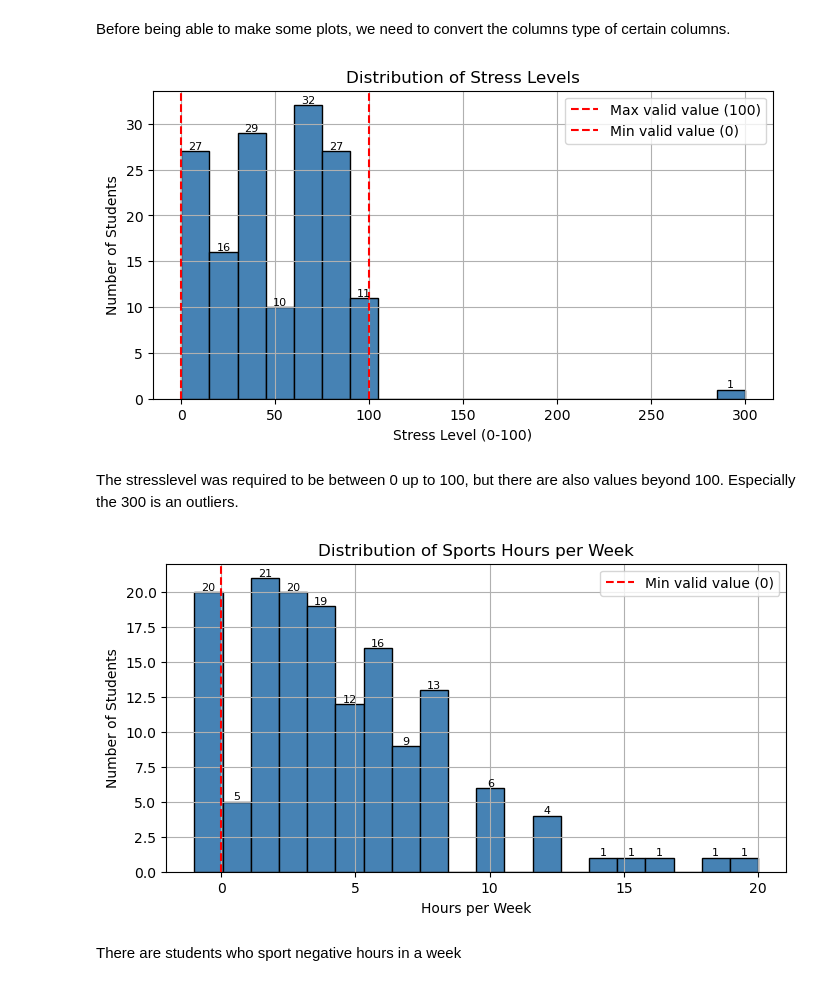
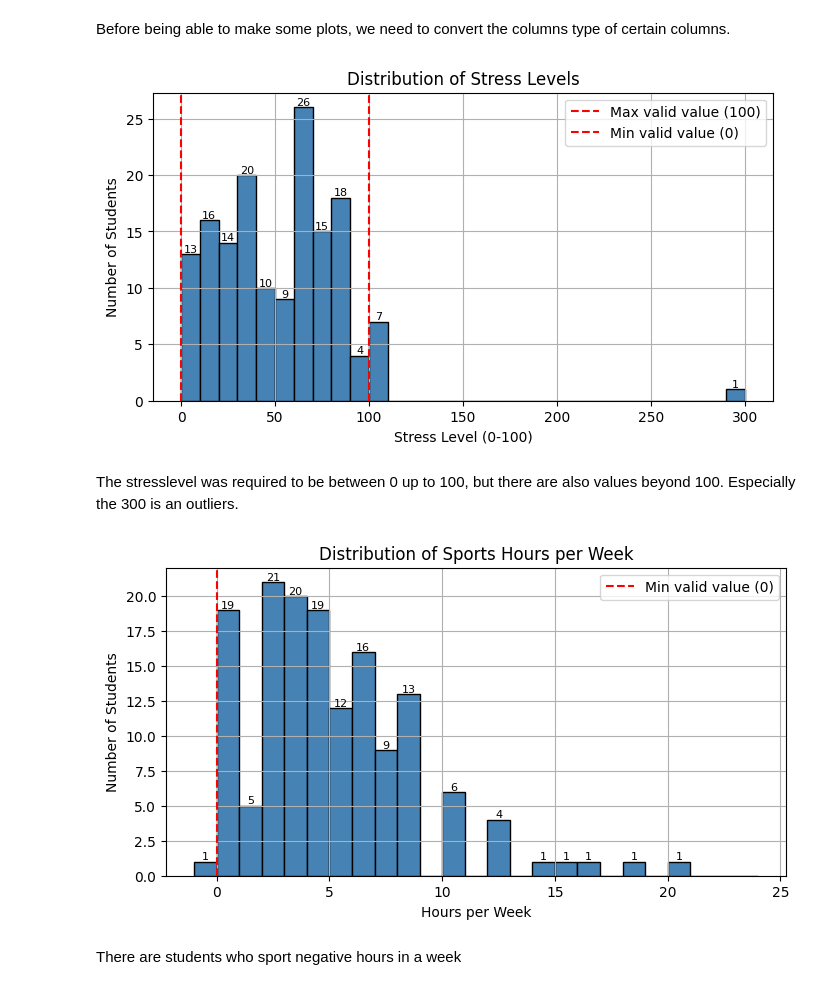
Before and after one commit to SaiTejasC/Data-Mining-Techniques, a Jupyter notebook: Assignment-1/assignment1.ipynb, the cells around one changed output. Cells and saved outputs as stored; diff of their text form; code cells hidden in the pictures.

```diff
--- a/Assignment-1/assignment1.ipynb
+++ b/Assignment-1/assignment1.ipynb
@@ -148,7 +166,8 @@ stress = pd.to_numeric(df['What is your stress level (0-100)?'], errors='coerce'
 # Plot distribution
 plt.figure(figsize=(8, 4))
 ax = plt.gca()
-stress.hist(bins=20, color='steelblue', edgecolor='black', ax=ax)
+bb = range(0, 301, 10)  # bins of width 5
+stress.hist(bins=bb, color='steelblue', edgecolor='black', ax=ax)
 
 plt.title('Distribution of Stress Levels')
 plt.xlabel('Stress Level (0-100)')
@@ -167,35 +186,36 @@ for p in ax.patches:
 plt.legend()
 plt.show()
 # %% [output]
-[figure, old version]
+[figure, new version]
 # %% [markdown]
 The stresslevel was required to be between 0 up to 100, but there are also values beyond 100. Especially the 300 is an outliers.
 # %%
 # Convert sportshours to number, force errors to NaN
 sports = pd.to_numeric(df['How many hours per week do you do sports (in whole hours)? '], errors='coerce')
 
 # Plot the distribution
 plt.figure(figsize=(8, 4))
 ax = plt.gca()
-sports.hist(bins=20, color='steelblue', edgecolor='black', ax=ax)
+bb = range(-1, 25, 1)  # bins of width 1
+sports.hist(bins=bb, color='steelblue', edgecolor='black', ax=ax)
 
 #plt.axvline(x=168, color='red', linestyle='--', label='Max valid value (168hrs = 1 week)')
 plt.axvline(x=0, color='red', linestyle='--', label='Min valid value (0)')
 
 # Add number on top of each bar
 for p in ax.patches:
     if p.get_height() > 0:
         ax.annotate(str(int(p.get_height())),
                     (p.get_x() + p.get_width() / 2, p.get_height()),
                     ha='center', va='bottom', fontsize=8)
 
 plt.legend()
 plt.title('Distribution of Sports Hours per Week')
 plt.xlabel('Hours per Week')
 plt.ylabel('Number of Students')
 plt.show()
 # %% [output]
-[figure, old version]
+[figure, new version]
 # %% [markdown]
 There are students who sport negative hours in a week
 # %%
```
Also changed, not shown: parts of 7 cells of this notebook, 9 other files.
